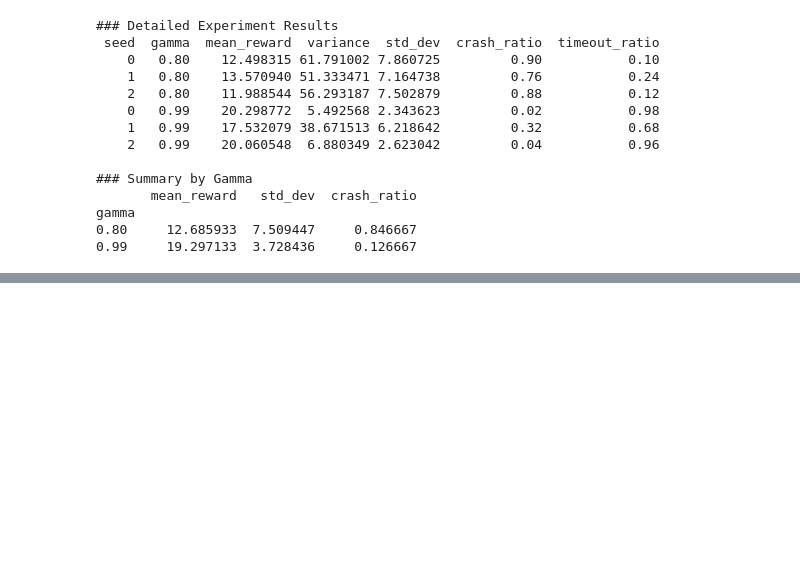
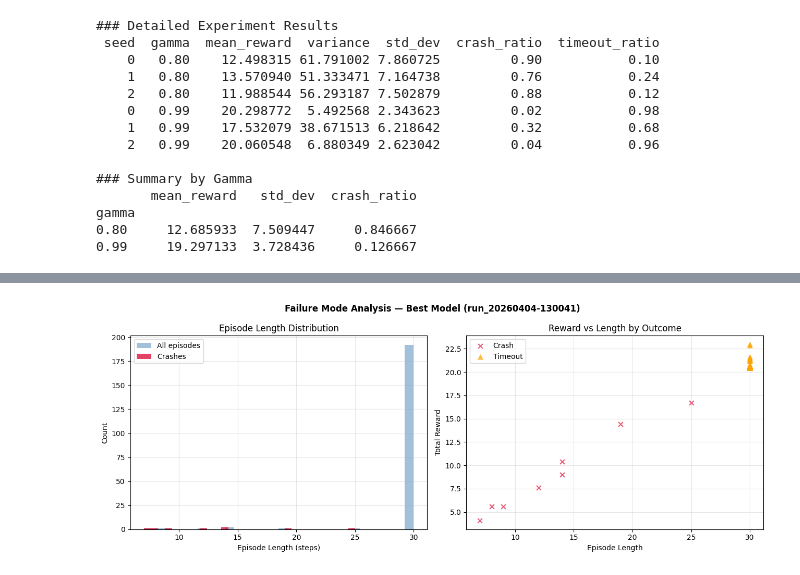
Before and after one commit to Wstoloah/RL-project, a Jupyter notebook: ddqn.ipynb, the cells around one changed output, grey strips where cells are left out. Saved outputs shown, nothing was run; the diff lists cells and outputs as text; code cells hidden in the pictures; blank space fills up the shorter version.

```diff
--- a/ddqn.ipynb
+++ b/ddqn.ipynb
@@ -742,0 +699,99 @@ print("  3. Edge-lane deadlock        — agent hugs the rightmost lane and cann
+# %%
+# ── Failure Mode Analysis ──────────────────────────────────────────────
+from itertools import count
+
+# ── Pick the best run from df ────────────────────────────────────────────────
+best_idx = df["mean_reward"].idxmax()
+best_exp = experiments[best_idx]
+print(f"Best run: {best_exp}")
+
+cfg_best  = DQNConfig(gamma=best_exp["gamma"])
+env_tmp   = make_env(best_exp["seed"])
+best_agent = DDQNAgent(env_tmp, cfg_best, best_exp["seed"])
+ckpt = torch.load(
+    f"checkpoints/rl-ddqn/ddqn/{best_exp['run_id']}/best.pt",
+    map_location=device
+)
+best_agent.policy_net.load_state_dict(ckpt["policy_state_dict"])
+best_agent.policy_net.eval()
+env_tmp.close()
+
+# ── Collect crash episodes ────────────────────────────────────────────────────
+N_FAIL_EPISODES = 200
+crash_log = []   # list of dicts per episode
+
+fail_env = make_env(best_exp["seed"] + 5000)
+
+with torch.no_grad():
+    for ep in range(N_FAIL_EPISODES):
+        state, _ = fail_env.reset(seed=5000 + ep)
+        state     = to_state_tensor(state)
+        total_r   = 0.0
+        ep_log    = []
+
+        for t in count():
+            action_idx = best_agent.policy_net(state).max(1).indices.view(1, 1)
+            obs, reward, terminated, truncated, info = fail_env.step(action_idx.item())
+            total_r += reward
+            ep_log.append({
+                "step": t, "reward": reward,
+                "speed": obs[0, 1] if hasattr(obs, "__len__") else None,
+                "crashed": info.get("crashed", False),
+                "action": action_idx.item()
+            })
+            if terminated or truncated:
+                crash_log.append({
+                    "episode": ep,
+                    "crashed": info.get("crashed", False),
+                    "timeout": truncated,
+                    "total_reward": total_r,
+                    "length": t + 1,
+                    "steps": ep_log,
+                })
+                break
+            state = to_state_tensor(obs)
+
+fail_env.close()
+
+# ── Plot failure modes ────────────────────────────────────────────────────────
+crash_eps   = [e for e in crash_log if e["crashed"]]
+timeout_eps = [e for e in crash_log if e["timeout"]]
+success_eps = [e for e in crash_log if not e["crashed"] and not e["timeout"]]
+
+print(f"Crashes: {len(crash_eps)} / {N_FAIL_EPISODES} ({100*len(crash_eps)/N_FAIL_EPISODES:.1f}%)")
+print(f"Timeouts: {len(timeout_eps)} / {N_FAIL_EPISODES} ({100*len(timeout_eps)/N_FAIL_EPISODES:.1f}%)")
+
+fig, axes = plt.subplots(1, 2, figsize=(13, 5))
+
+# Left: survival length distribution
+all_lengths = [e["length"] for e in crash_log]
+crash_lengths = [e["length"] for e in crash_eps]
+axes[0].hist(all_lengths, bins=30, alpha=0.5, color="steelblue", label="All episodes")
+axes[0].hist(crash_lengths, bins=30, alpha=0.8, color="crimson", label="Crashes")
+axes[0].set_xlabel("Episode Length (steps)"); axes[0].set_ylabel("Count")
+axes[0].set_title("Episode Length Distribution"); axes[0].legend()
+axes[0].grid(alpha=0.3)
+
+# Right: total reward vs length, coloured by outcome
+for label, eps, color, marker in [
+    ("Crash",   crash_eps,   "crimson",    "x"),
+    ("Timeout", timeout_eps, "orange",     "^"),
+    ("Success", success_eps, "steelblue",  "o"),
+]:
+    if eps:
+        axes[1].scatter(
+            [e["length"] for e in eps],
+            [e["total_reward"] for e in eps],
+            c=color, marker=marker, label=label, alpha=0.7, s=40
+        )
+
+axes[1].set_xlabel("Episode Length"); axes[1].set_ylabel("Total Reward")
+axes[1].set_title("Reward vs Length by Outcome"); axes[1].legend()
+axes[1].grid(alpha=0.3)
+
+plt.suptitle(f"Failure Mode Analysis — Best Model ({best_exp['run_id']})",
+             fontsize=12, fontweight="bold")
+plt.tight_layout()
+plt.savefig(f"{FIG_DIR}/failure_mode_analysis.png", bbox_inches="tight", dpi=150)
+plt.show()
+# %% [output]
@@ -742,0 +801 @@ print("  3. Edge-lane deadlock        — agent hugs the rightmost lane and cann
+[figure, added]
```
Also changed, not shown: parts of 15 cells of this notebook, 5 other files.
